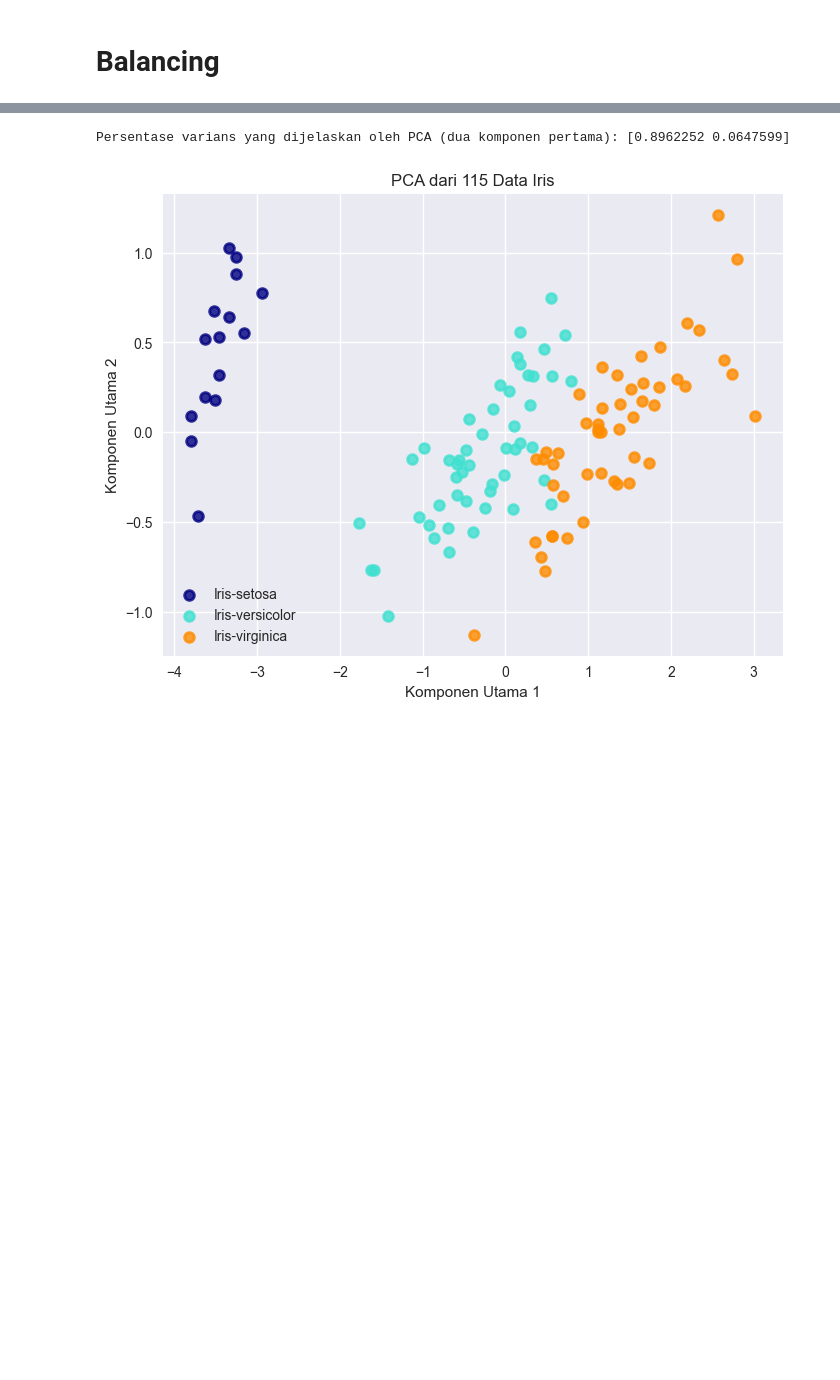
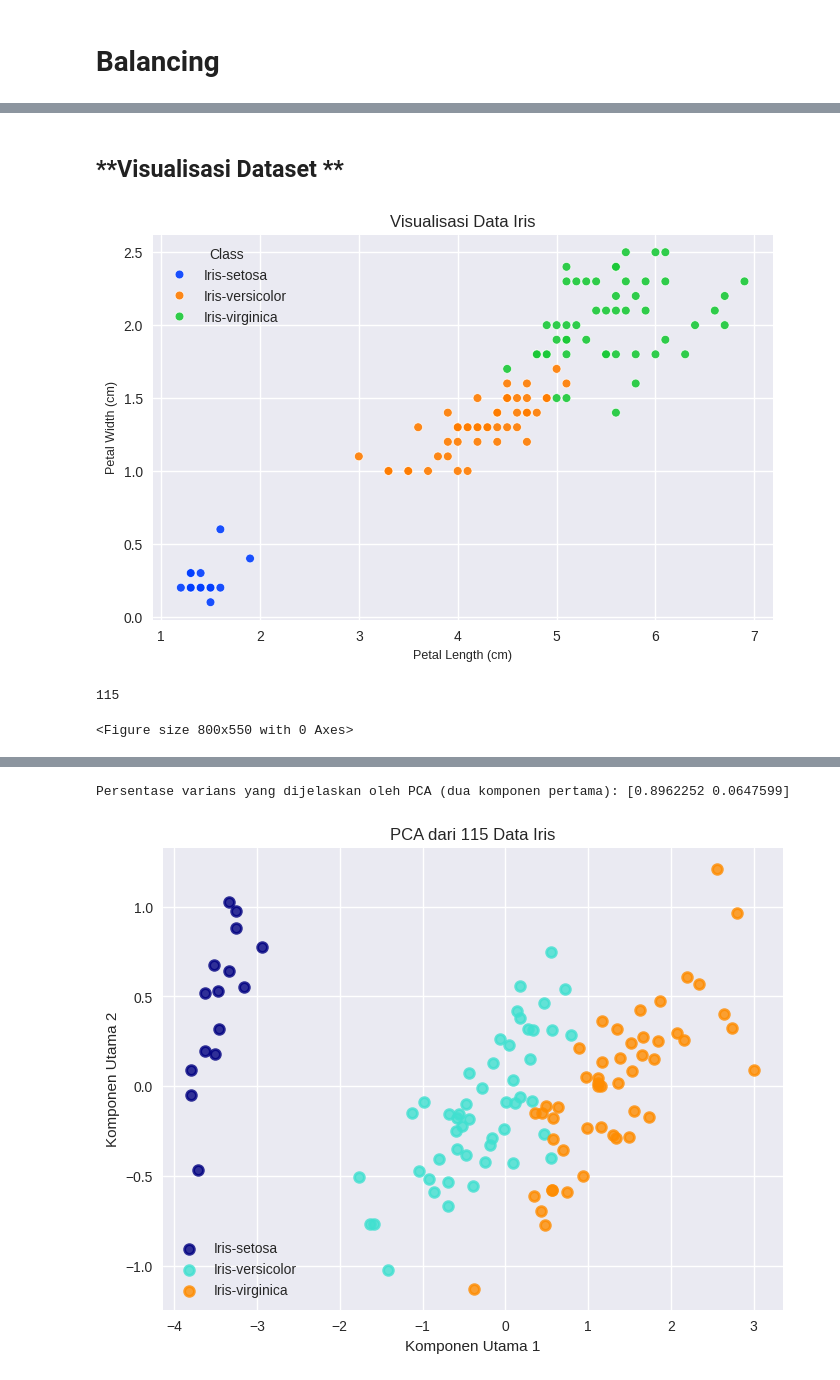
Before and after one commit to Fianata/proyek-sains-data, a Jupyter notebook: psd/Progres.ipynb, the cells around one changed output, grey strips where cells are left out. Drawn from its saved outputs; the diff is of its cells as text; code cells hidden in the pictures; blank space fills up the shorter version.

```diff
--- a/psd/Progres.ipynb
+++ b/psd/Progres.ipynb
@@ -104,0 +107,29 @@ Jumlah total data setelah dihapus: 115 baris
+# %% [markdown]
+## **Visualisasi Dataset **
+# %%
+import matplotlib.pyplot as plt
+import seaborn as sns
+
+plt.figure(figsize=(8, 5))
+sns.scatterplot(
+    data=iris_final,
+    x="petal_length",
+    y="petal_width",
+    hue="class",
+    palette="bright",
+    markers="o",
+    s=40,
+    alpha=0.9
+)
+plt.title("Visualisasi Data Iris", fontsize=12)
+plt.xlabel("Petal Length (cm)", fontsize=9)
+plt.ylabel("Petal Width (cm)", fontsize=9)
+plt.legend(title="Class")
+plt.grid(True)
+plt.show()
+plt.clf()
+print(len(iris_final))
+# %% [output]
+[figure, added]
+115
+<Figure size 800x550 with 0 Axes>
```
Also changed, not shown: parts of 11 cells of this notebook.
